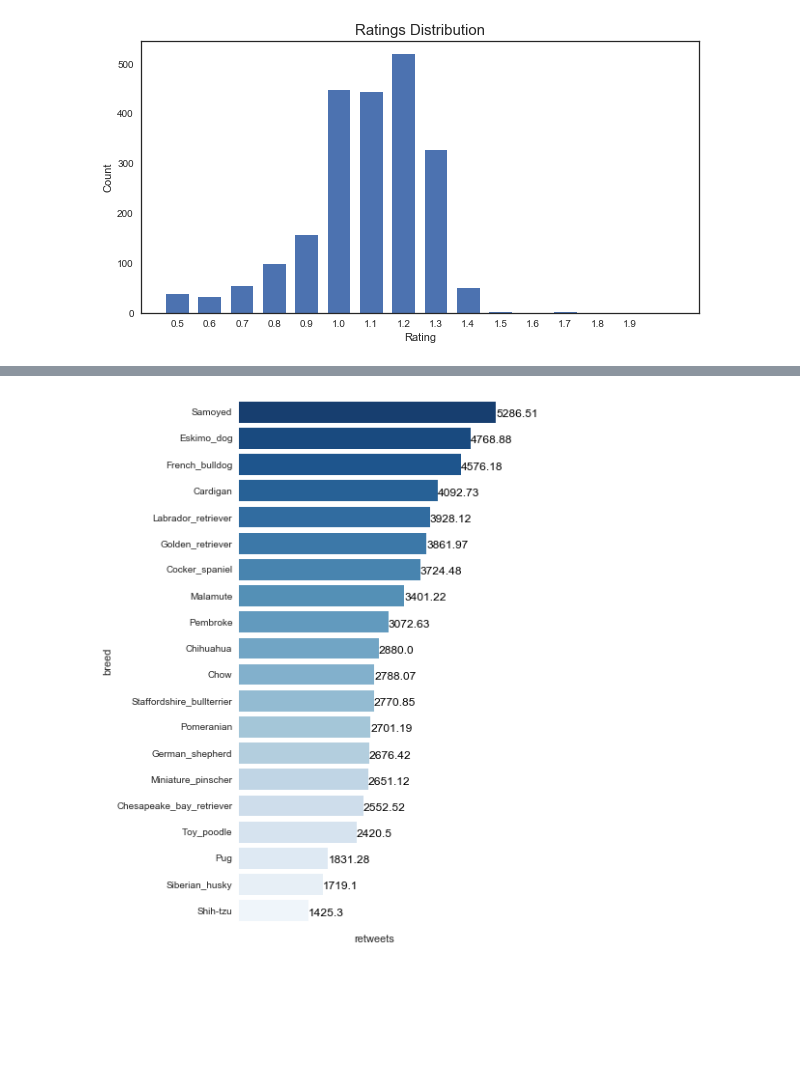
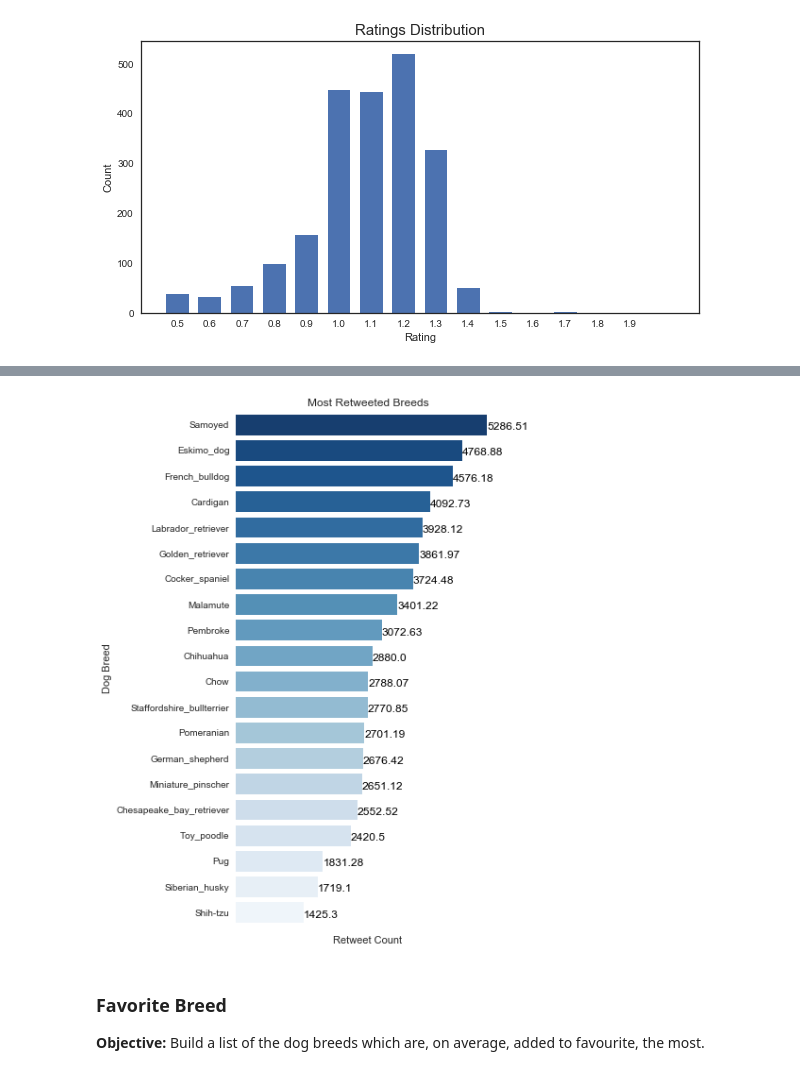
Before and after one commit to MihaiECh/DataWranglingCourse, a Jupyter notebook: wrangle_act.ipynb, the cells around one changed output, grey strips where cells are left out. Drawn from its saved outputs; the diff is of its cells as text; code cells hidden in the pictures; blank space fills up the shorter version.

```diff
--- a/wrangle_act.ipynb
+++ b/wrangle_act.ipynb
@@ -662,5 +884,3 @@ plt.xlabel('Rating')
 plt.title('Ratings Distribution',fontdict={'fontsize':15});
 # %% [output]
 [figure]
-# %%
-df.drop([124],inplace=True)
@@ -711,19 +934,28 @@ sns.despine(fig,bottom=True,left=True);
 # %%
-#Most retweeted breed
+#Create the input dataframe storing breed and rating data
 graph_df = pd.DataFrame()
 graph_df['breed'] = breeds
 graph_df['retweets'] = retweets
 
+#Sort the input based on rating
 graph_df.sort_values(by='retweets',ascending=False,inplace=True)
 
+#Build the barplot
 fig, ax = plt.subplots()
 fig.set_figheight(10)
 fig.set_figwidth(5)
+#Add the values next to the bars
 for i,v in enumerate(graph_df.retweets):
     ax.text(v+0.54, i+.2, str(v)[:7], color='black')
 sns.barplot(x=graph_df.retweets, y=graph_df.breed,ax = ax, palette='Blues_r')
 ax.xaxis.set_major_formatter(plt.NullFormatter())
+ax.set(title='Most Retweeted Breeds', xlabel = 'Retweet Count', ylabel = 'Dog Breed')
 sns.despine(fig,bottom=True,left=True);
 # %% [output]
-[figure, old version]
+[figure, new version]
+# %% [markdown]
+### Favorite Breed
+
+<b>Objective:</b>
+Build a list of the dog breeds which are, on average, added to favourite, the most.
 # %%
```
Also changed, not shown: parts of 125 cells of this notebook.
